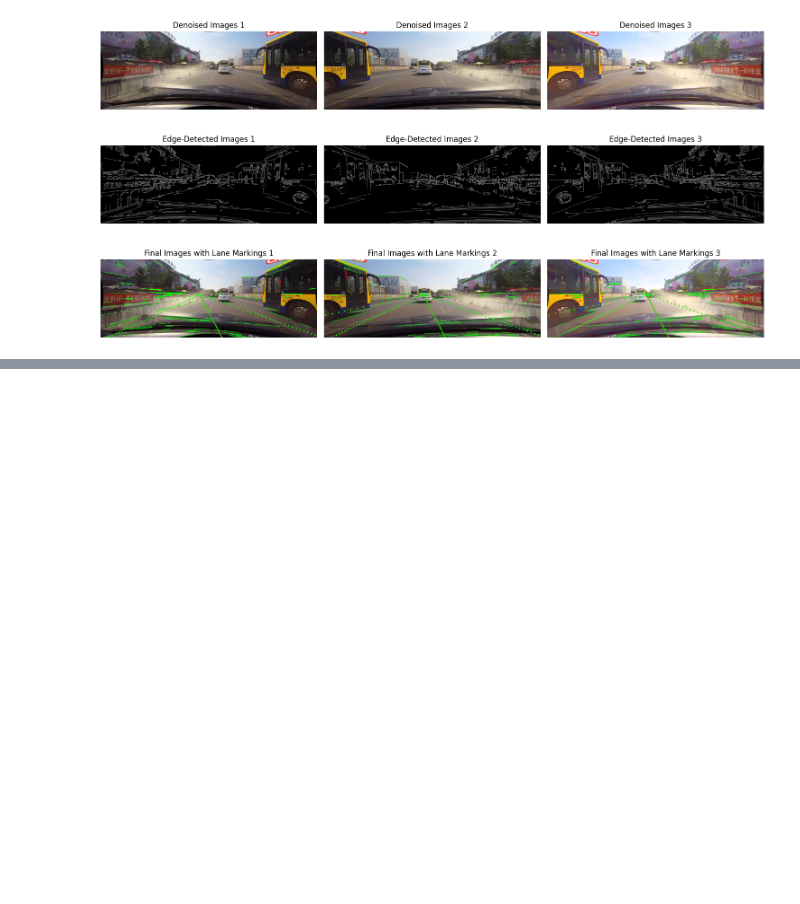
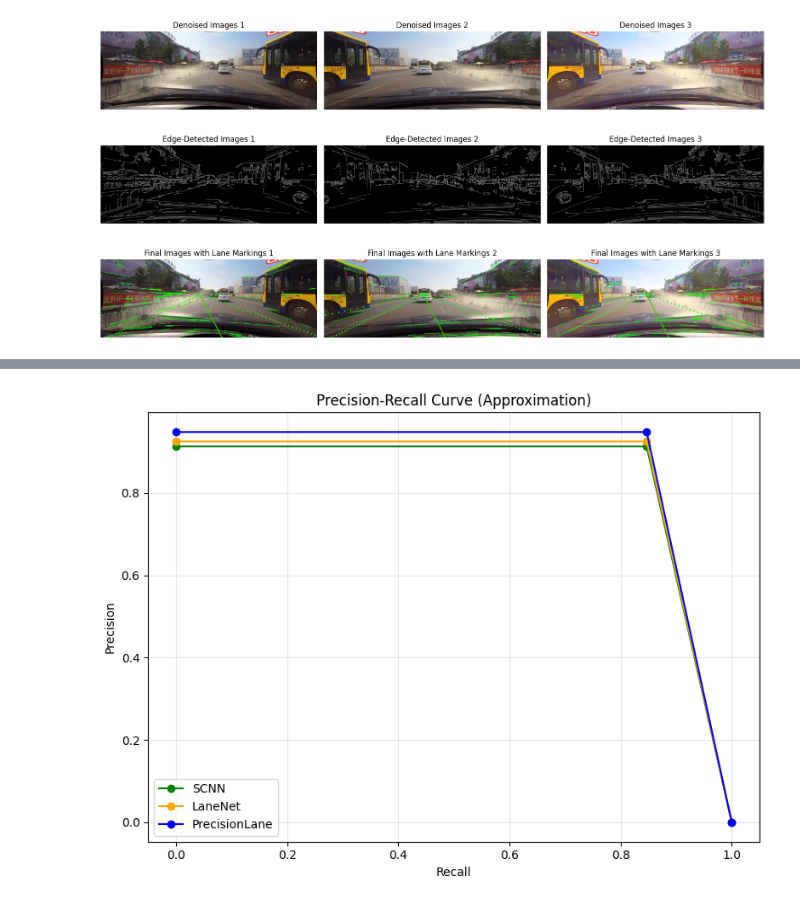
Before and after one commit to PiyushSharma0/MajorProjectSample, a Jupyter notebook: PrecisionLane-PipeLine/notebooks/Preprocessing.ipynb, the cells around one changed output, grey strips where cells are left out. Saved outputs shown, nothing was run; the diff lists cells and outputs as text; code cells hidden in the pictures; blank space fills up the shorter version.

```diff
--- a/PrecisionLane-PipeLine/notebooks/Preprocessing.ipynb
+++ b/PrecisionLane-PipeLine/notebooks/Preprocessing.ipynb
@@ -197,0 +366,38 @@ plot_images("Final Images with Lane Markings", final_images_with_lanes, 1, 3)
+# %%
+import matplotlib.pyplot as plt
+
+# Provided Precision and Recall values for each model
+precision_scnn = 91.3 / 100
+recall_scnn = 84.7 / 100
+
+precision_lanenet = 92.5 / 100
+recall_lanenet = 87.4 / 100
+
+precision_precisionlane = 94.8 / 100
+recall_precisionlane = 89.7 / 100
+
+# Simulated linear interpolations for demonstration purposes
+recall_range = [0, recall_scnn, 1]
+precision_scnn_curve = [precision_scnn, precision_scnn, 0]
+precision_lanenet_curve = [precision_lanenet, precision_lanenet, 0]
+precision_precisionlane_curve = [precision_precisionlane, precision_precisionlane, 0]
+
+# Plot PR curves
+plt.figure(figsize=(8, 6))
+plt.plot(recall_range, precision_scnn_curve, label="SCNN", color="green", marker='o')
+plt.plot(recall_range, precision_lanenet_curve, label="LaneNet", color="orange", marker='o')
+plt.plot(recall_range, precision_precisionlane_curve, label="PrecisionLane", color="blue", marker='o')
+
+# Add plot details
+plt.title("Precision-Recall Curve (Approximation)")
+plt.xlabel("Recall")
+plt.ylabel("Precision")
+plt.legend(loc="lower left")
+plt.grid(alpha=0.3)
+plt.tight_layout()
+
+# Save and show the plot
+plt.savefig("approx_pr_curve.png")
+plt.show()
+# %% [output]
+[figure, added]
```
Also changed, not shown: parts of 4 cells of this notebook, 33 other files.
